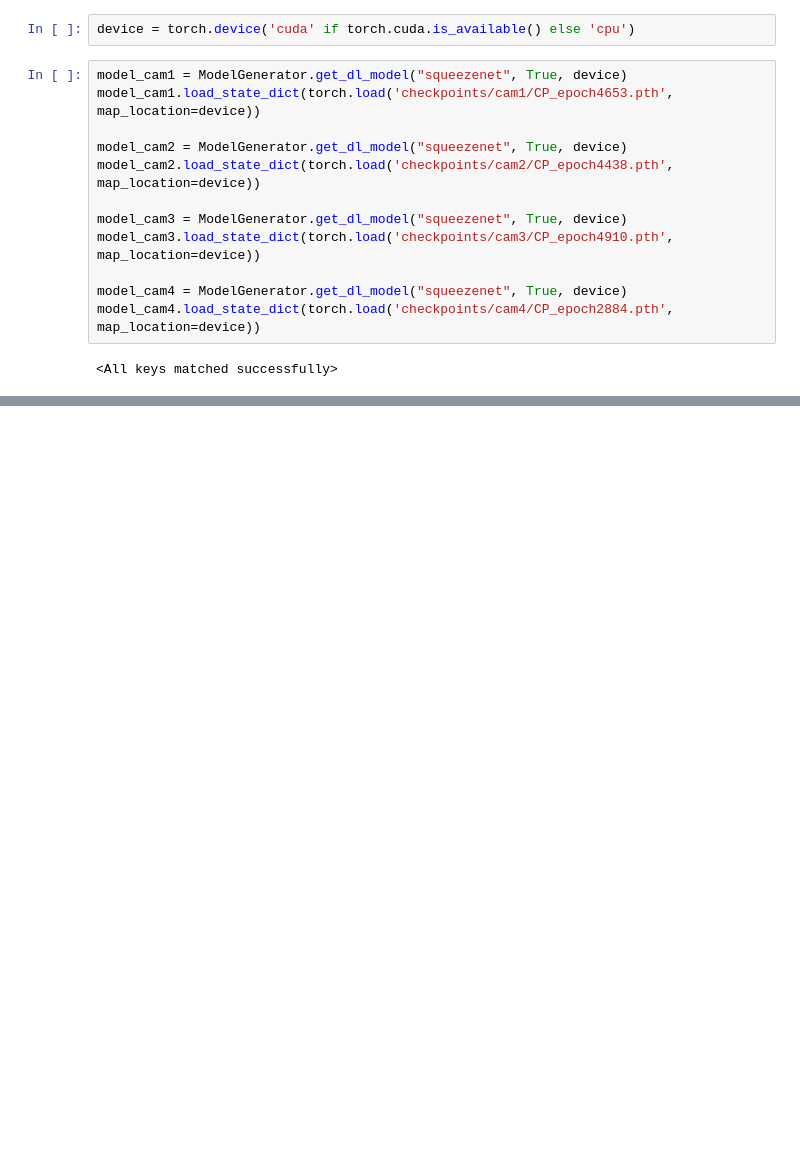
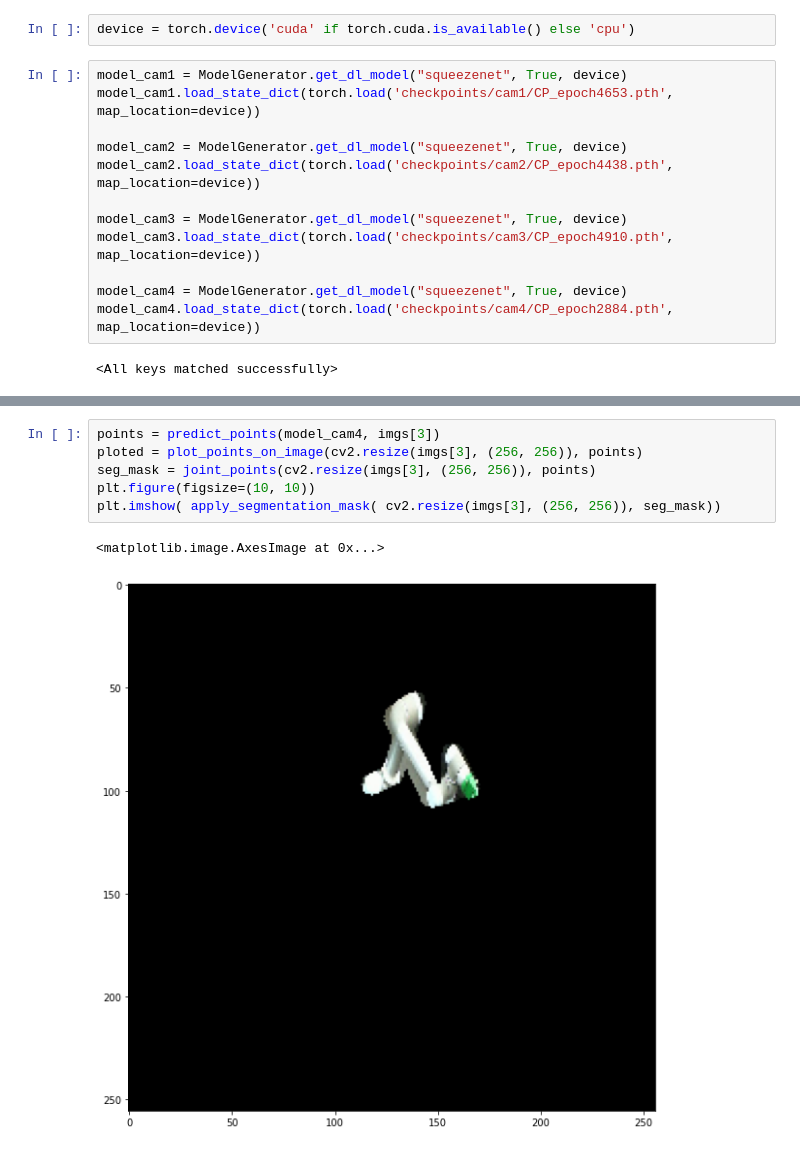
Before and after one commit to iagorichard/robot-kpt-seg-annotations, a Jupyter notebook: tests.ipynb, the cells around one changed output, grey strips where cells are left out. Drawn from its saved outputs; the diff is of its cells as text; blank space fills up the shorter version.

```diff
--- a/tests.ipynb
+++ b/tests.ipynb
@@ -19,0 +149,9 @@ model_cam4.load_state_dict(torch.load('checkpoints/cam4/CP_epoch2884.pth', map_l
+# %%
+points = predict_points(model_cam4, imgs[3])
+ploted = plot_points_on_image(cv2.resize(imgs[3], (256, 256)), points)
+seg_mask = joint_points(cv2.resize(imgs[3], (256, 256)), points)
+plt.figure(figsize=(10, 10))
+plt.imshow( apply_segmentation_mask( cv2.resize(imgs[3], (256, 256)), seg_mask))
+# %% [output]
+<matplotlib.image.AxesImage at 0x...>
+[figure, added]
```
Also changed, not shown: parts of 9 cells of this notebook, 1 other file.
